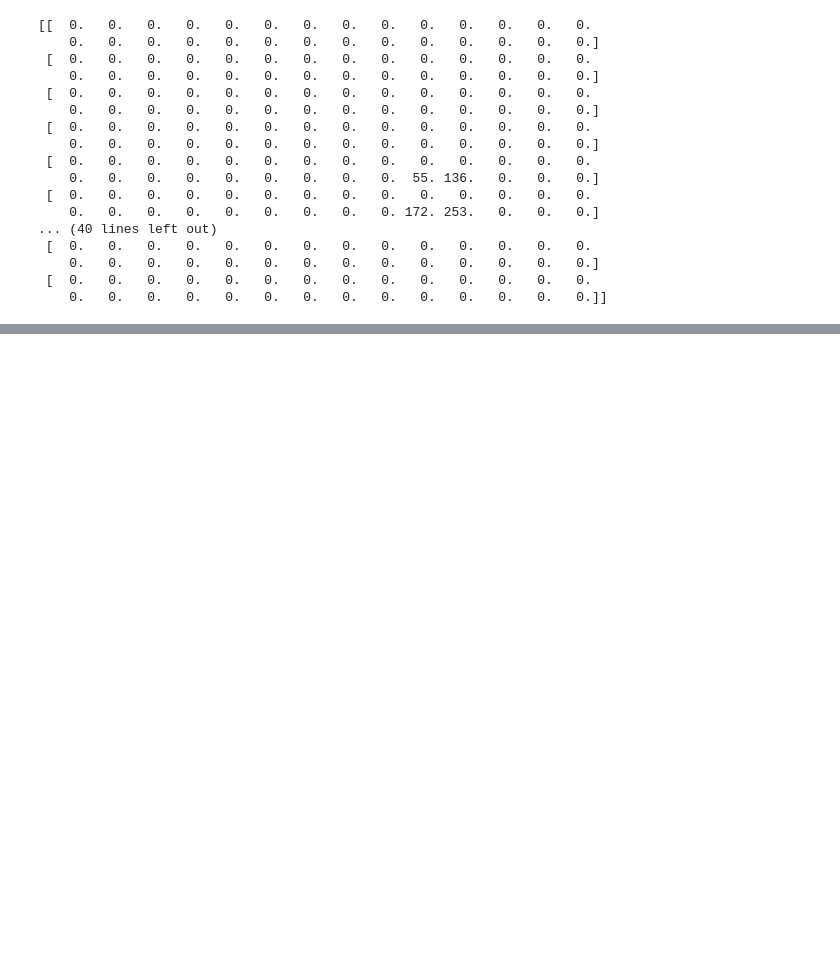
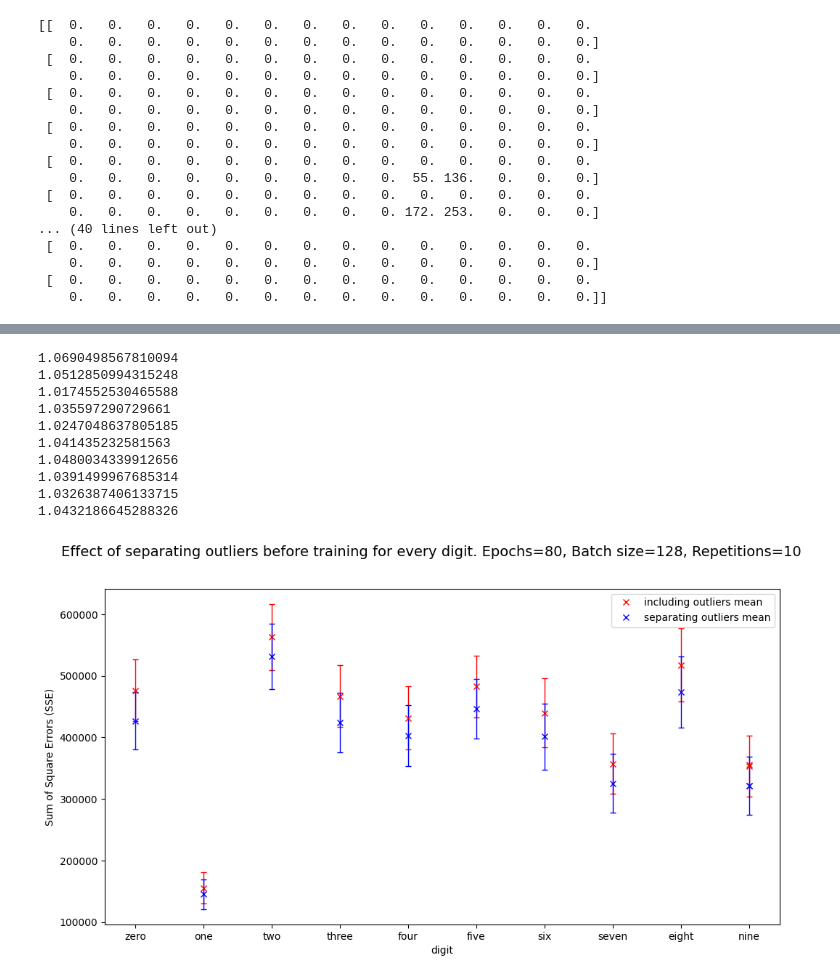
Before and after one commit to OscarrrFuentes/baler, a Jupyter notebook: workspaces/MNIST/testing/scoring.ipynb, the cells around one changed output, grey strips where cells are left out. Drawn from its saved outputs; the diff is of its cells as text; code cells hidden in the pictures; blank space fills up the shorter version.

```diff
--- a/workspaces/MNIST/testing/scoring.ipynb
+++ b/workspaces/MNIST/testing/scoring.ipynb
@@ -329,0 +392,36 @@ FileNotFoundError: [Errno 2] No such file or directory: '~/baler/run_multiple_re
+# %%
+fig, ax = plt.subplots(figsize=(12, 6))
+for number in numbers:
+    ### Mean and sum of squares of errors (very large errors)
+    # ax.errorbar(number, np.mean(including[number][:,0]), yerr = np.sqrt(np.sum(including[number][:,1]**2)), fmt="rx", elinewidth=1, capsize=3)
+    # ax.errorbar(number, np.mean(separated[number][:,0]), yerr = np.sqrt(np.sum(separated[number][:,1]**2)), fmt="bx", elinewidth=1, capsize=3)
+    ### Mean and standard deviation of the values
+    # ax.errorbar(number, np.mean(including[number][:,0]), yerr = np.std(including[number][:,0]), fmt="rx", elinewidth=1, capsize=3)
+    # ax.errorbar(number, np.mean(separated[number][:,0]), yerr = np.std(separated[number][:,0]), fmt="bx", elinewidth=1, capsize=3)
+    ### Weighted values of the mean depending on standard deviation
+    inc_average, inc_weight = np.average(including[number][:,0], weights=1/(including[number][:,1]**2), returned=True)
+    sep_average, sep_weight = np.average(separated[number][:,0], weights=1/(separated[number][:,1]**2), returned=True)
+    print(np.sqrt(1/inc_weight)/np.sqrt(1/sep_weight))
+    ax.errorbar(number, inc_average, yerr=np.sqrt(1/inc_weight), fmt="rx", elinewidth=1, capsize=3)
+    ax.errorbar(number, sep_average, yerr=np.sqrt(1/sep_weight), fmt="bx", elinewidth=1, capsize=3)
+
+ax.errorbar(number, np.mean(including[number][:,0]), fmt="rx", label="including outliers mean")
+ax.errorbar(number, np.mean(separated[number][:,0]), fmt="bx", label="separating outliers mean")
+ax.set_xlabel("digit")
+ax.set_ylabel("Sum of Square Errors (SSE)")
+ax.legend()
+
+fig.suptitle(f"Effect of separating outliers before training for every digit. Epochs={EPOCHS}, Batch size={BATCH_SIZE}, Repetitions={REPETITIONS}", fontsize=14)
+plt.savefig("run_multiple_10_reps.png", dpi=600)
+# %% [output]
+1.0690498567810094
+1.0512850994315248
+1.0174552530465588
+1.035597290729661
+1.0247048637805185
+1.041435232581563
+1.0480034339912656
+1.0391499967685314
+1.0326387406133715
+1.0432186645288326
+[figure, added]
```
Also changed, not shown: parts of 7 cells of this notebook, 2 other files.
